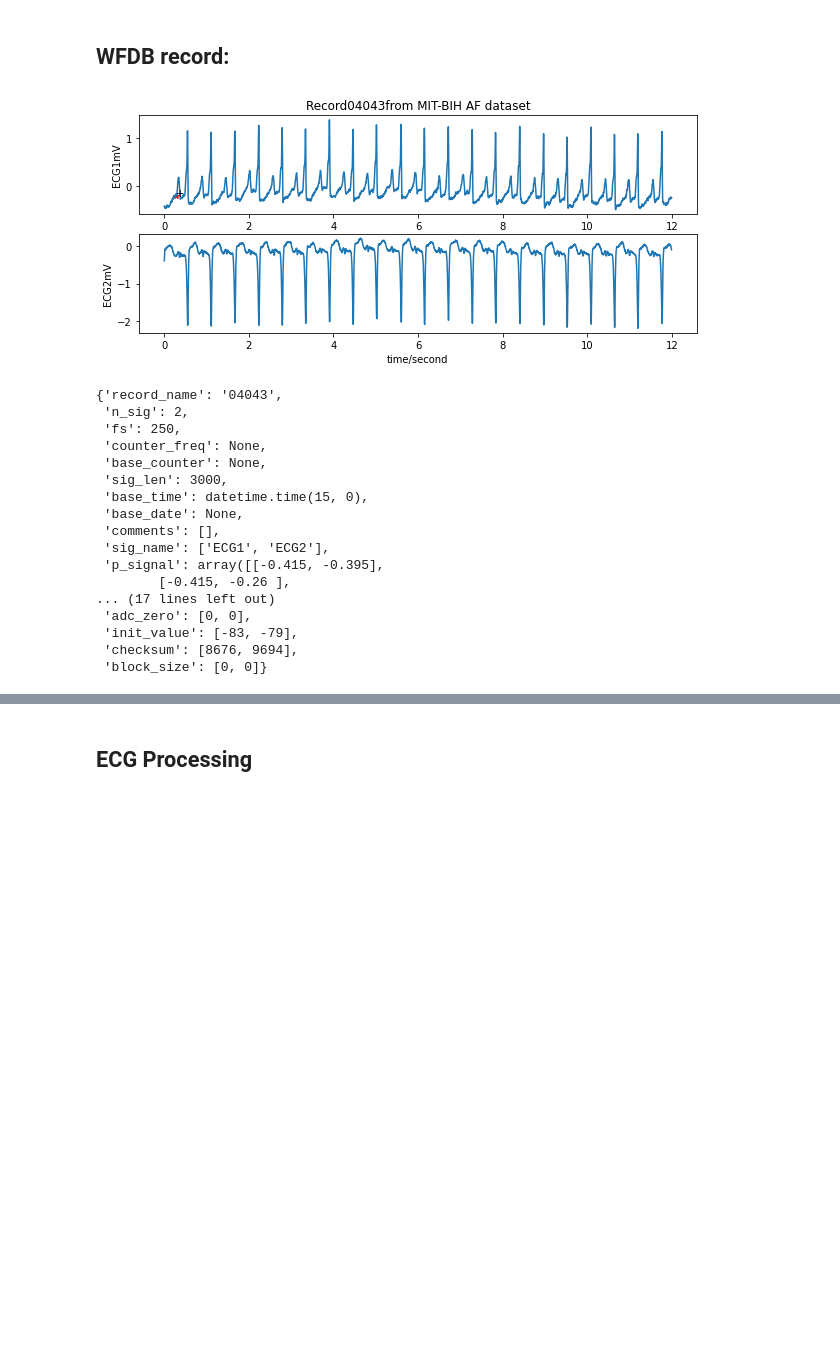
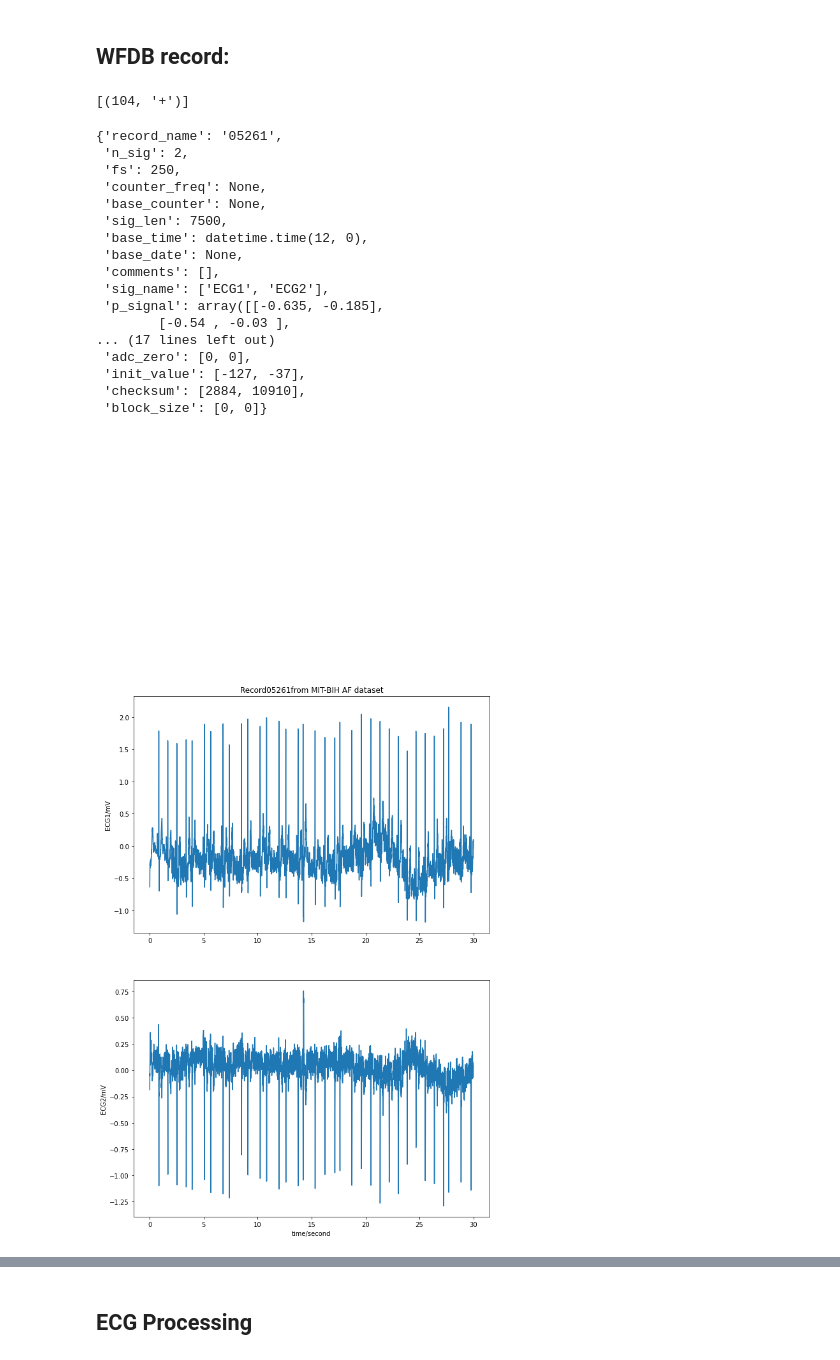
Before and after one commit to kalifadan/Final_project_cs236781, a Jupyter notebook: src/Input.ipynb, the cells around one changed output, grey strips where cells are left out. Saved outputs shown, nothing was run; the diff lists cells and outputs as text; code cells hidden in the pictures; blank space fills up the shorter version.

```diff
--- a/src/Input.ipynb
+++ b/src/Input.ipynb
@@ -13,5 +15,2 @@ from wfdb import processing
 # %% [markdown]
 ## Settings
-# %%
-data_path = '../data/files/'
-record_name = '04043'
@@ -18,30 +112,37 @@ record_name = '04043'
 # %% [markdown]
 ## WFDB record:
 # %%
-record = wfdb.rdrecord(data_path + record_name, sampto=3000)
-ann = wfdb.rdann(data_path + record_name, 'atr', sampto=3000)
-wfdb.plot_wfdb(record=record, title='Record' + record_name + 'from MIT-BIH AF dataset',
-               annotation=ann,
+record = wfdb.rdrecord(data_path + record_name, sampto=sampto)
+ann = wfdb.rdann(data_path + record_name, 'atr', sampto=sampto)
+
+# Show pairs of (location, label), where location is the number of sample relative to the start
+display(list(zip(ann.sample, ann.symbol)))
+display(ann.aux_note)
+plt.axis('off')
+fig = wfdb.plot_wfdb(record=record, title='Record' + record_name + 'from MIT-BIH AF dataset',
+               annotation=None,
                plot_sym=True,
                time_units='seconds',
-               figsize=(10,4))
-display(record.__dict__)
+               return_fig=True,
+               figsize=(10,15))
 # %% [output]
+[(104, '+')]
+{'record_name': '05261',
+ 'n_sig': 2,
+ 'fs': 250,
+ 'counter_freq': None,
+ 'base_counter': None,
+ 'sig_len': 7500,
+ 'base_time': datetime.time(12, 0),
+ 'base_date': None,
+ 'comments': [],
+ 'sig_name': ['ECG1', 'ECG2'],
+ 'p_signal': array([[-0.635, -0.185],
+        [-0.54 , -0.03 ],
+... (17 lines left out)
+ 'adc_zero': [0, 0],
+ 'init_value': [-127, -37],
+ 'checksum': [2884, 10910],
+ 'block_size': [0, 0]}
-[figure, old version]
+[figure, new version]
-{'record_name': '04043',
- 'n_sig': 2,
- 'fs': 250,
- 'counter_freq': None,
- 'base_counter': None,
- 'sig_len': 3000,
- 'base_time': datetime.time(15, 0),
- 'base_date': None,
- 'comments': [],
- 'sig_name': ['ECG1', 'ECG2'],
- 'p_signal': array([[-0.415, -0.395],
-        [-0.415, -0.26 ],
-... (17 lines left out)
- 'adc_zero': [0, 0],
- 'init_value': [-83, -79],
- 'checksum': [8676, 9694],
- 'block_size': [0, 0]}
+[figure, added]
```
Also changed, not shown: parts of 14 cells of this notebook, 1 other file.
